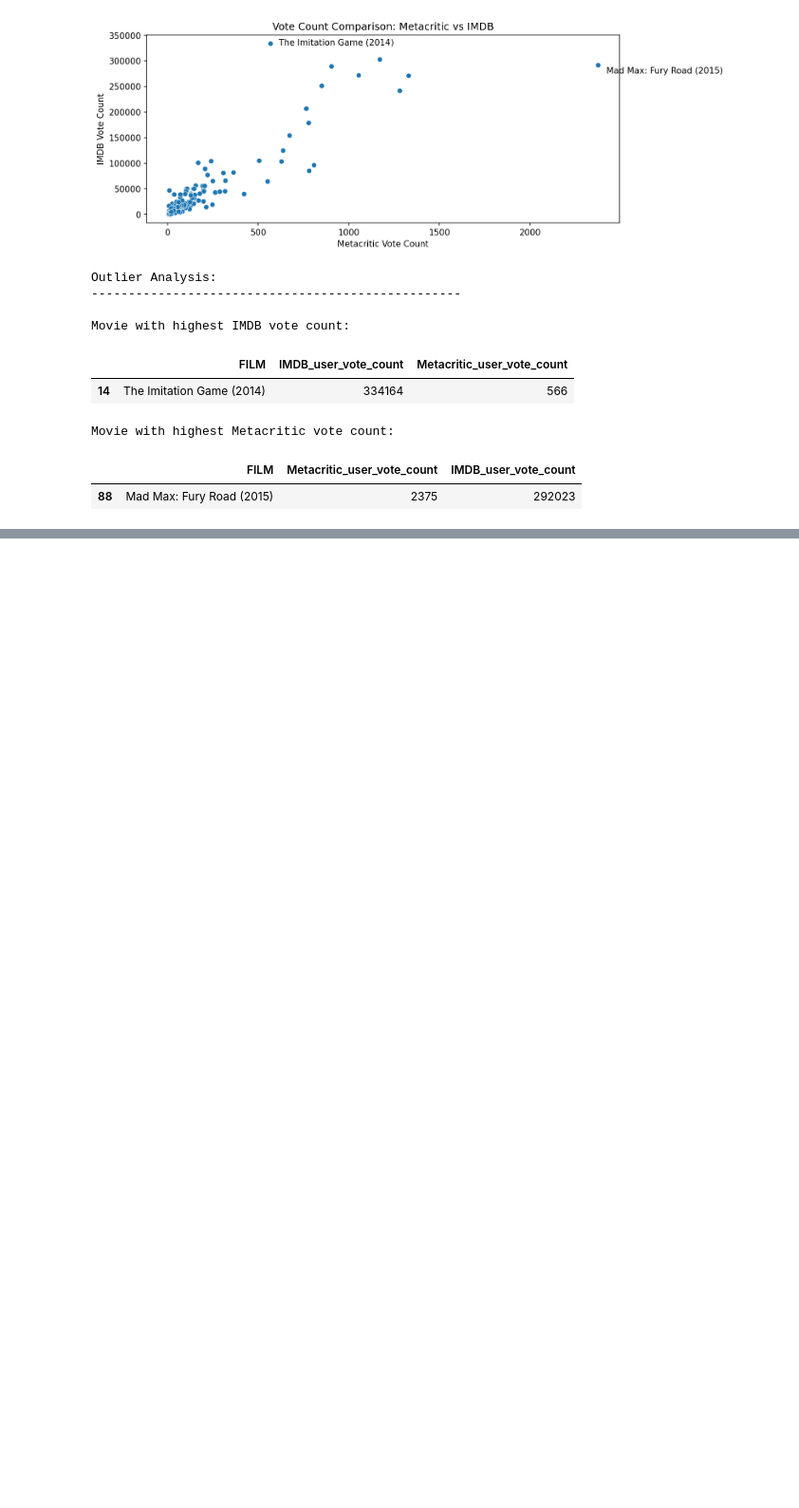
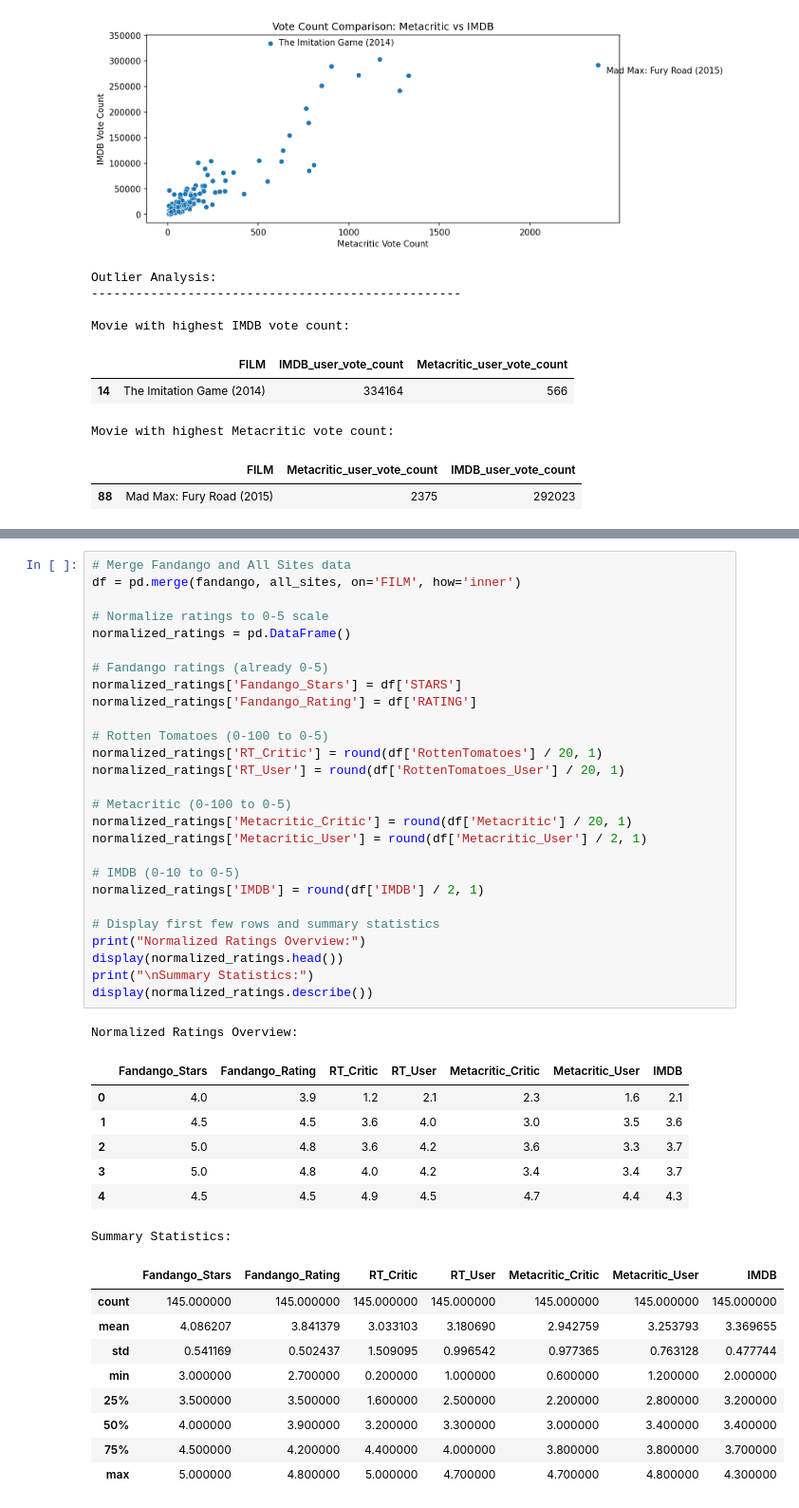
Before and after one commit to dr-ridwanoladipo/movie_metrics_dashboard, a Jupyter notebook: movie_ratings.ipynb, the cells around one changed output, grey strips where cells are left out. Shown at 95% size. Cells and saved outputs as stored; diff of their text form; blank space fills up the shorter version.

Commit message:
cross platform rating normalization

```diff
--- a/movie_ratings.ipynb
+++ b/movie_ratings.ipynb
@@ -417,0 +425,45 @@ Movie with highest Metacritic vote count:
+# %%
+# Merge Fandango and All Sites data
+df = pd.merge(fandango, all_sites, on='FILM', how='inner')
+
+# Normalize ratings to 0-5 scale
+normalized_ratings = pd.DataFrame()
+
+# Fandango ratings (already 0-5)
+normalized_ratings['Fandango_Stars'] = df['STARS']
+normalized_ratings['Fandango_Rating'] = df['RATING']
+
+# Rotten Tomatoes (0-100 to 0-5)
+normalized_ratings['RT_Critic'] = round(df['RottenTomatoes'] / 20, 1)
+normalized_ratings['RT_User'] = round(df['RottenTomatoes_User'] / 20, 1)
+
+# Metacritic (0-100 to 0-5)
+normalized_ratings['Metacritic_Critic'] = round(df['Metacritic'] / 20, 1)
+normalized_ratings['Metacritic_User'] = round(df['Metacritic_User'] / 2, 1)
+
+# IMDB (0-10 to 0-5)
+normalized_ratings['IMDB'] = round(df['IMDB'] / 2, 1)
+
+# Display first few rows and summary statistics
+print("Normalized Ratings Overview:")
+display(normalized_ratings.head())
+print("\nSummary Statistics:")
+display(normalized_ratings.describe())
+# %% [output]
+Normalized Ratings Overview:
+|  | Fandango_Stars | Fandango_Rating | RT_Critic | RT_User | Metacritic_Critic | Metacritic_User | IMDB |
+| 0 | 4.0 | 3.9 | 1.2 | 2.1 | 2.3 | 1.6 | 2.1 |
+| 1 | 4.5 | 4.5 | 3.6 | 4.0 | 3.0 | 3.5 | 3.6 |
+| 2 | 5.0 | 4.8 | 3.6 | 4.2 | 3.6 | 3.3 | 3.7 |
+| 3 | 5.0 | 4.8 | 4.0 | 4.2 | 3.4 | 3.4 | 3.7 |
+| 4 | 4.5 | 4.5 | 4.9 | 4.5 | 4.7 | 4.4 | 4.3 |
+Summary Statistics:
+|  | Fandango_Stars | Fandango_Rating | RT_Critic | RT_User | Metacritic_Critic | Metacritic_User | IMDB |
+| count | 145.000000 | 145.000000 | 145.000000 | 145.000000 | 145.000000 | 145.000000 | 145.000000 |
+| mean | 4.086207 | 3.841379 | 3.033103 | 3.180690 | 2.942759 | 3.253793 | 3.369655 |
+| std | 0.541169 | 0.502437 | 1.509095 | 0.996542 | 0.977365 | 0.763128 | 0.477744 |
+| min | 3.000000 | 2.700000 | 0.200000 | 1.000000 | 0.600000 | 1.200000 | 2.000000 |
+| 25% | 3.500000 | 3.500000 | 1.600000 | 2.500000 | 2.200000 | 2.800000 | 3.200000 |
+| 50% | 4.000000 | 3.900000 | 3.200000 | 3.300000 | 3.000000 | 3.400000 | 3.400000 |
+| 75% | 4.500000 | 4.200000 | 4.400000 | 4.000000 | 3.800000 | 3.800000 | 3.700000 |
+| max | 5.000000 | 4.800000 | 5.000000 | 4.700000 | 4.700000 | 4.800000 | 4.300000 |
```
Also changed, not shown: parts of 1 cell of this notebook.
